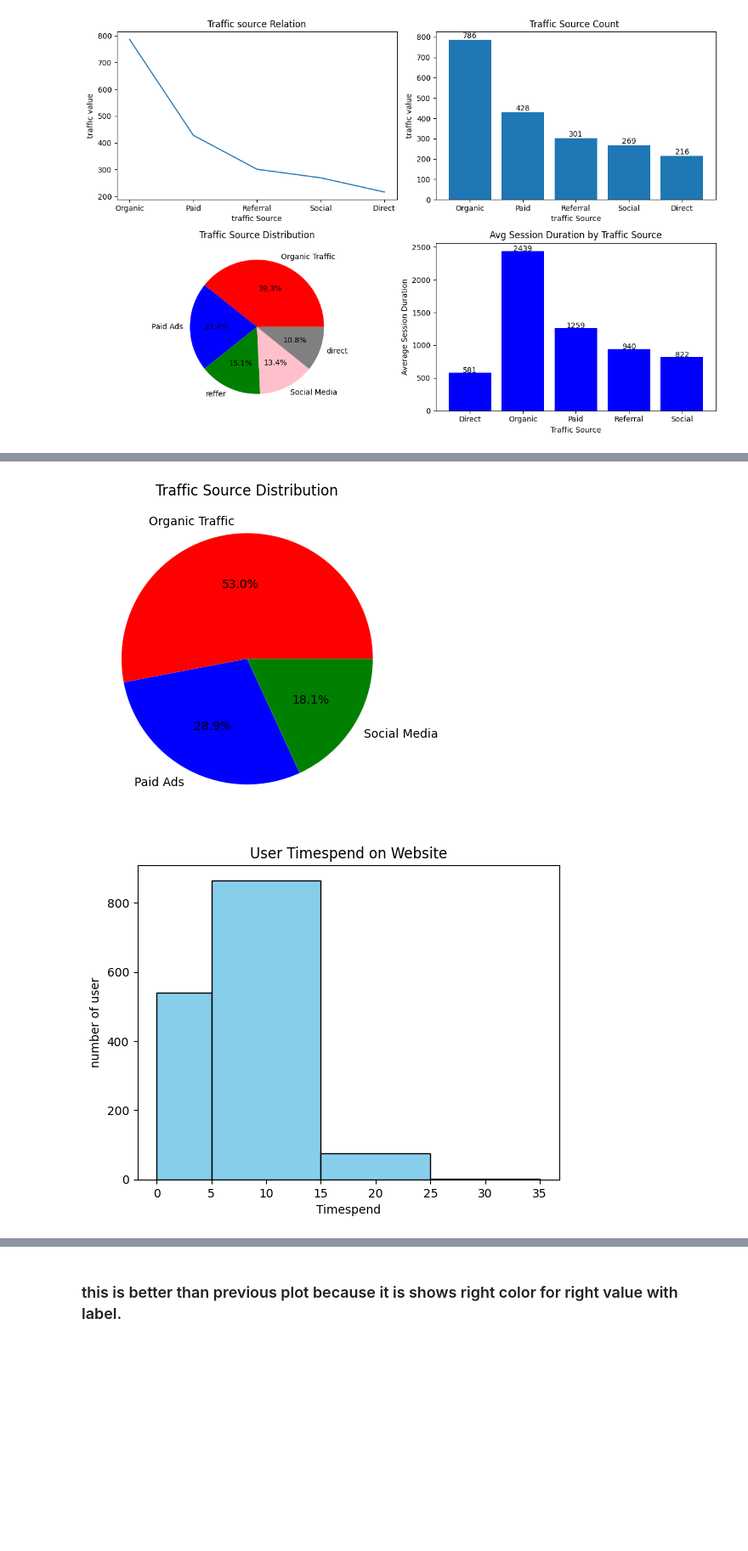
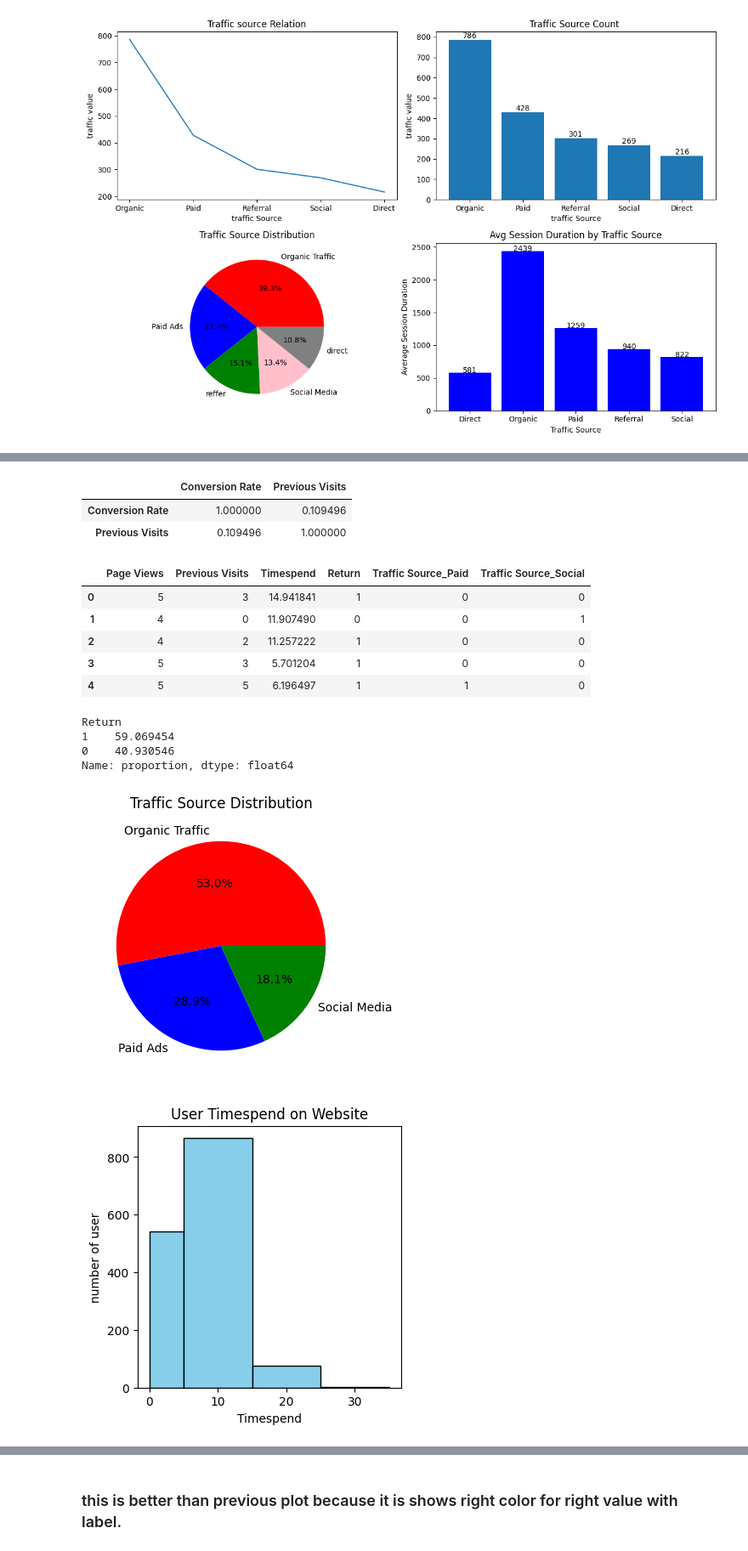
Before and after one commit to Himanshutiwari321/User-Return-Prediction---Startup---ML, a Jupyter notebook: project_URP.ipynb, the cells around one changed output, grey strips where cells are left out. Shown at 85% size. Saved outputs shown, nothing was run; the diff lists cells and outputs as text; code cells hidden in the pictures; blank space fills up the shorter version.

```diff
--- a/project_URP.ipynb
+++ b/project_URP.ipynb
@@ -347,5 +353,46 @@ df = df[df['Traffic Source'].isin(['Paid', 'Organic', 'Social'])]
+# %%
+df[["Conversion Rate", "Previous Visits"]].corr()
+# %% [output]
+|  | Conversion Rate | Previous Visits |
+| Conversion Rate | 1.000000 | 0.109496 |
+| Previous Visits | 0.109496 | 1.000000 |
+# %%
+# Step 1: Total Time
+df['Timespend'] = ((df['Session Duration']+ df['Time on Page']))
+df.drop(columns=['Session Duration', 'Time on Page'], inplace=True)
+
+# Step 2: Return target using last 1 month previous visits
+df["Return"] = (df["Previous Visits"] > 1).astype(int)
+
+# Step 3: Drop irrelevant columns
+df = df.drop(columns=['Bounce Rate', 'Conversion Rate'],axis=1)
+
+
+df = df[df['Traffic Source'].isin(['Paid', 'Organic', 'Social'])]
+
+
+df = pd.get_dummies(df, columns=['Traffic Source'], drop_first=True , dtype='uint8')
+# %%
+df.head(5)
+# %% [output]
+|  | Page Views | Previous Visits | Timespend | Return | Traffic Source_Paid | Traffic Source_Social |
+| 0 | 5 | 3 | 14.941841 | 1 | 0 | 0 |
+| 1 | 4 | 0 | 11.907490 | 0 | 0 | 1 |
+| 2 | 4 | 2 | 11.257222 | 1 | 0 | 0 |
+| 3 | 5 | 3 | 5.701204 | 1 | 0 | 0 |
+| 4 | 5 | 5 | 6.196497 | 1 | 1 | 0 |
+# %%
+percentages = df['Return'].value_counts(normalize=True) * 100
+print(percentages)
+# %% [output]
+Return
+1    59.069454
+0    40.930546
+Name: proportion, dtype: float64
 # %%
+plt.figure(figsize=(4,4))
 counts = df['Traffic Source'].value_counts()
+
 
 label_map = {
     'Organic': 'Organic Traffic',
@@ -366,4 +413,4 @@ plt.pie(
 plt.title('Traffic Source Distribution')
 plt.show()
 # %% [output]
-[figure, old version]
+[figure, new version]
@@ -372,16 +417,18 @@ df = pd.get_dummies(df, columns=['Traffic Source'], drop_first=True , dtype='uin
 # %%
+plt.figure(figsize=(4,4))
+
 bins = [0, 5, 15,25,35]
 #labels = ['veryLow (0-5)min', 'midlow (5-10)min', 'low(10-15)min', 'mid(15-20)min','high(20-25)','midhigh(25-30)','veryhigh(30-35)']
 plt.hist(
    df['Timespend'],
    color ='skyblue',
    edgecolor = 'black',
     bins=bins,
     #labels=labels
 )
 plt.ylabel("number of user")
 plt.xlabel("Timespend")
 plt.title("User Timespend on Website")
 plt.show()
 # %% [output]
-[figure, old version]
+[figure, new version]
```
Also changed, not shown: parts of 23 cells of this notebook.
